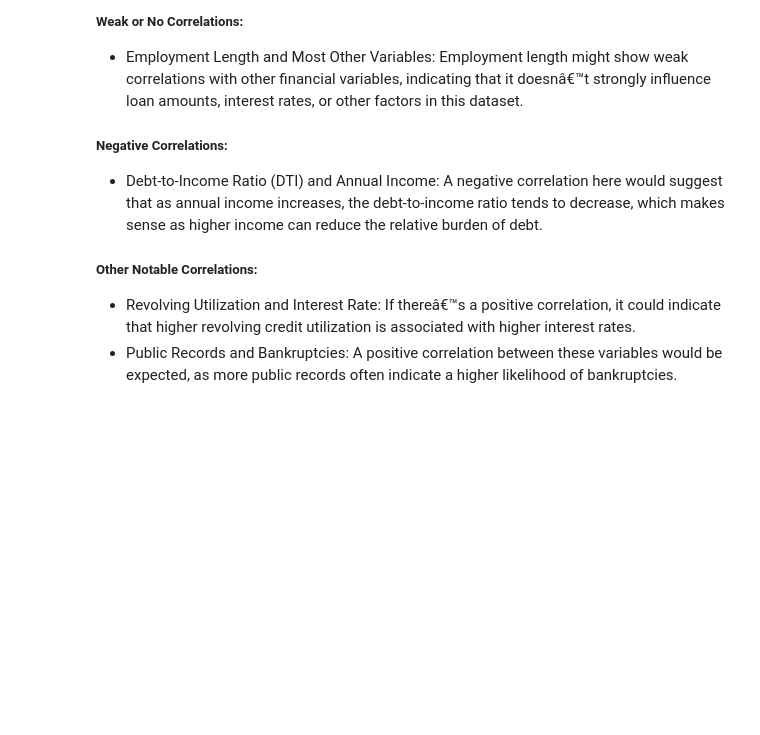
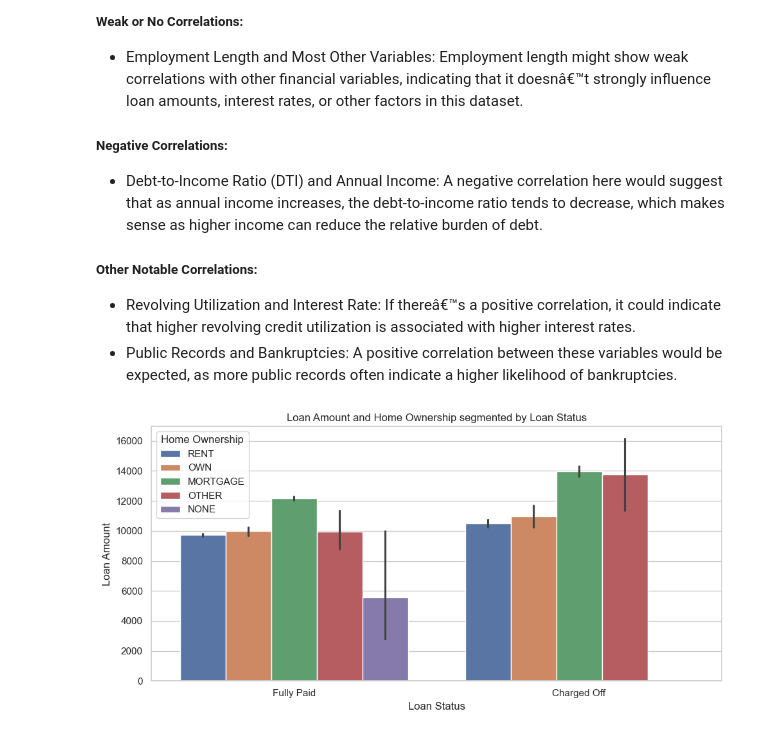
Before and after one commit to sowmilydutta/Lending_Club_Case_Study, a Jupyter notebook: Sowmily_Dutta.ipynb, the cells around one changed output. Cells and saved outputs as stored; diff of their text form; code cells hidden in the pictures; blank space fills up the shorter version.

```diff
--- a/Sowmily_Dutta_Case_study.ipynb
+++ b/Sowmily_Dutta.ipynb
@@ -719,3 +731,17 @@ plt.show()
 ##### Other Notable Correlations:
 - Revolving Utilization and Interest Rate: If thereâ€™s a positive correlation, it could indicate that higher revolving credit utilization is associated with higher interest rates.
 - Public Records and Bankruptcies: A positive correlation between these variables would be expected, as more public records often indicate a higher likelihood of bankruptcies.
+# %%
+# Figure 31: Loan Amount and Home Ownership in Years segmented by Loan Status
+sns.set_palette("deep")
+plt.figure(figsize=[10,5])
+sns.barplot(data=df_cleaned, x="loan_status", y="loan_amnt", hue='home_ownership', orient="vertical")
+plt.title('Loan Amount and Home Ownership segmented by Loan Status')
+plt.xlabel('Loan Status')
+plt.ylabel('Loan Amount')
+plt.xticks(rotation=0)
+plt.legend(title="Home Ownership")
+plt.tight_layout()
+plt.show()
+# %% [output]
+[figure, added]
```
Also changed, not shown: parts of 17 cells of this notebook.
